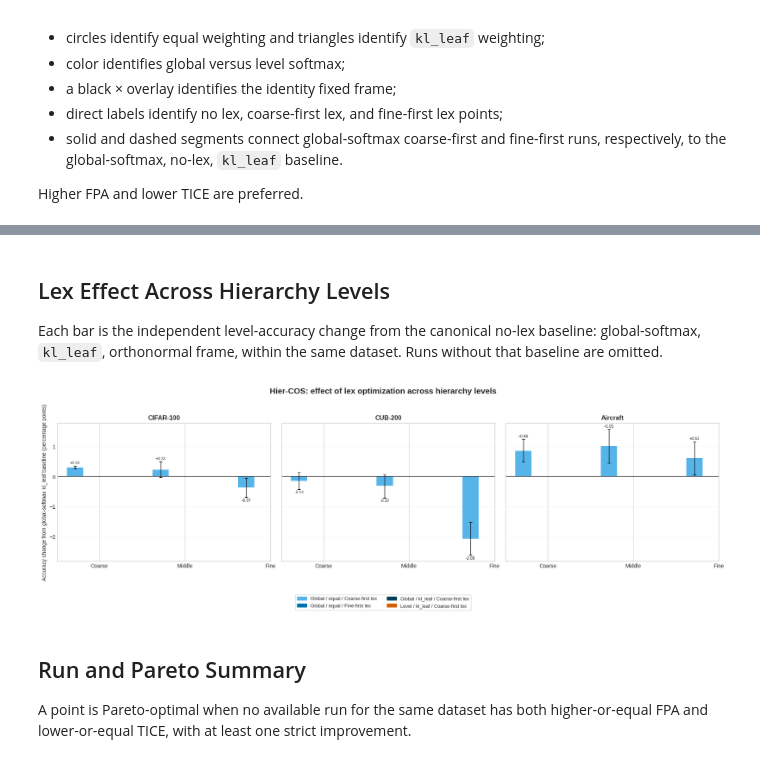
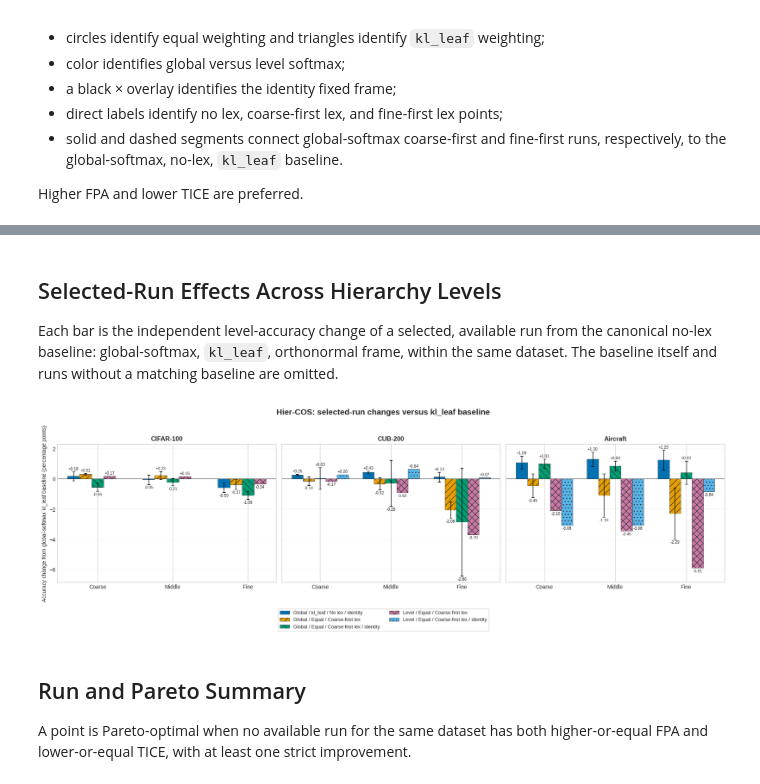
Before and after one commit to Gianma23/lexicographic_deep_learning_detailed_study, a Jupyter notebook: analysis/hiercos_current_runs/hiercos_current_plots.ipynb, the cells around one changed output, grey strips where cells are left out. Drawn from its saved outputs; the diff is of its cells as text; code cells hidden in the pictures.

```diff
--- a/analysis/hiercos_current_runs/hiercos_current_plots.ipynb
+++ b/analysis/hiercos_current_runs/hiercos_current_plots.ipynb
@@ -213,16 +213,15 @@ def canonical_global_kl_leaf_baseline(row, rows):
         and candidate['weight'] == 'kl_leaf'
         and candidate['frame'] == 'orthonormal'
         and candidate['mode'] == 'no_lex'
+        and candidate.get('variant') is None
     ), None)
 
 
-def canonical_lex_pairs(rows):
+def canonical_baseline_pairs(rows):
     pairs = []
     for row in rows:
-        if row['mode'] == 'no_lex':
-            continue
         baseline = canonical_global_kl_leaf_baseline(row, rows)
-        if baseline is not None:
+        if baseline is not None and row is not baseline:
             pairs.append({'run': row, 'baseline': baseline})
     return pairs
 
@@ -235,16 +234,12 @@ def point_legend_handles():
                markersize=8, label='Equal weighting'),
         Line2D([], [], color='#555555', marker='^', linestyle='None',
                markersize=9, label='kl_leaf weighting'),
-        Line2D([], [], color='black', marker='x', linestyle='None',
-               markersize=8, markeredgewidth=1.5, label='Identity fixed frame'),
+        Line2D([], [], color='#555555', marker='o', markerfacecolor='none', linestyle='None',
+               markersize=9, markeredgewidth=1.6, label='Hollow marker: identity fixed frame'),
         Line2D([], [], color='#555555', marker='.', linestyle='None',
                markersize=6, alpha=0.35, label='Individual seed'),
         Ellipse((0, 0), 1.0, 0.5, facecolor='#777777', edgecolor='#777777',
                 alpha=0.15, label='1-SD covariance ellipse'),
-        Line2D([], [], color=LOSS_COLORS['Global'], linewidth=1.8, linestyle='-',
-               label='Global coarse-first relative to baseline'),
-        Line2D([], [], color=LOSS_COLORS['Global'], linewidth=1.8, linestyle='--',
-               label='Global fine-first relative to baseline'),
     ]
 
 
@@ -382,26 +364,46 @@ save_or_show(fig, 'fpa_tice_tradeoff_all_softmax.svg')
 # %% [markdown]
-## Lex Effect Across Hierarchy Levels
+## Selected-Run Effects Across Hierarchy Levels
 
-Each bar is the independent level-accuracy change from the canonical no-lex baseline: global-softmax, `kl_leaf`, orthonormal frame, within the same dataset. Runs without that baseline are omitted.
+Each bar is the independent level-accuracy change of a selected, available run from the canonical no-lex baseline: global-softmax, `kl_leaf`, orthonormal frame, within the same dataset. The baseline itself and runs without a matching baseline are omitted.
 # %%
-pairs = canonical_lex_pairs(rows)
+pairs = canonical_baseline_pairs(rows)
+bar_colors = ['#0072B2', '#E69F00', '#009E73', '#CC79A7', '#56B4E9', '#D55E00', '#6A3D9A']
+bar_hatches = ['', '//', '\\\\', 'xx', '..', '++', 'oo']
+
+
+def bar_comparison_label(run):
+    parts = [run['loss_label'], run['weight_label'], run['mode_label']]
+    if run['frame'] == 'identity':
+        parts.append('identity')
+    if run.get('variant') == 'resnet50':
+        parts.append('ResNet-50')
+    return ' / '.join(parts)
+
+
+comparison_keys = list(dict.fromkeys(
+    spec['key'] for spec in RUN_SPECS
+    if any(pair['run']['key'] == spec['key'] for pair in pairs)
+))
 comparison_specs = [
-    (('Global', 'equal', 'coarse_first'), 'Global / equal / Coarse-first lex', '#56B4E9'),
-    (('Global', 'equal', 'fine_first'), 'Global / equal / Fine-first lex', '#0072B2'),
-    (('Global', 'kl_leaf', 'coarse_first'), 'Global / kl_leaf / Coarse-first lex', '#003F5C'),
-    (('Level', 'kl_leaf', 'coarse_first'), 'Level / kl_leaf / Coarse-first lex', '#D55E00'),
+    {
+        'key': key,
+        'label': bar_comparison_label(next(pair['run'] for pair in pairs if pair['run']['key'] == key)),
+        'color': bar_colors[index % len(bar_colors)],
+        'hatch': bar_hatches[index % len(bar_hatches)],
+    }
+    for index, key in enumerate(comparison_keys)
 ]
 level_labels = ['Coarse', 'Middle', 'Fine']
 x = np.arange(3)
-width = 0.19
+width = min(0.22, 0.8 / max(1, len(comparison_specs)))
 
 fig, axes = plt.subplots(1, 3, figsize=(18, 5.5), sharey=True)
 for ax, dataset in zip(axes, DATASETS.values()):
     dataset_pairs = [pair for pair in pairs if pair['run']['dataset'] == dataset]
-    for index, (style_key, label, color) in enumerate(comparison_specs):
+    for index, spec in enumerate(comparison_specs):
         pair = next((
             pair for pair in dataset_pairs
-            if (pair['run']['loss_label'], pair['run']['weight'], pair['run']['mode']) == style_key
+            if pair['run']['key'] == spec['key']
         ), None)
         if pair is None:
             continue
@@ -412,38 +414,42 @@ for ax, dataset in zip(axes, DATASETS.values()):
         delta_samples = np.asarray([
             [
                 run['seed_values'][seed][f'acc_level_{level}']
                 - baseline['seed_values'][seed][f'acc_level_{level}']
                 for level in range(3)
             ]
             for seed in common_seeds
         ], dtype=float)
         deltas = delta_samples.mean(axis=0)
         delta_stds = delta_samples.std(axis=0, ddof=1) if len(common_seeds) > 1 else np.full(3, np.nan)
         positions = x + (index - (len(comparison_specs) - 1) / 2) * width
         yerr = delta_stds if np.all(np.isfinite(delta_stds)) else None
         bars = ax.bar(
-            positions, deltas, width=width, color=color, label=label, zorder=2,
+            positions, deltas, width=width, color=spec['color'], hatch=spec['hatch'],
+            edgecolor='#333333', linewidth=0.5, label=spec['label'], zorder=2,
             yerr=yerr, capsize=3, error_kw={'linewidth': 1.0},
         )
         ax.bar_label(bars, fmt='%+.2f', fontsize=7.5, padding=2)
     ax.axhline(0, color='#333333', linewidth=1)
     ax.set_title(dataset, fontweight='bold')
     ax.set_xticks(x, level_labels)
     ax.grid(True, axis='y', alpha=0.25)
 axes[0].set_ylabel('Accuracy change from global-softmax kl_leaf baseline (percentage points)')
 handles = [
-    plt.Rectangle((0, 0), 1, 1, color=color, label=label)
-    for _, label, color in comparison_specs
+    plt.Rectangle(
+        (0, 0), 1, 1, facecolor=spec['color'], hatch=spec['hatch'],
+        edgecolor='#333333', linewidth=0.5, label=spec['label'],
+    )
+    for spec in comparison_specs
 ]
 fig.legend(
     handles=handles, loc='lower center', ncol=2,
     bbox_to_anchor=(0.5, -0.08), frameon=True, fontsize=9,
 )
-fig.suptitle('Hier-COS: effect of lex optimization across hierarchy levels', fontsize=15, fontweight='bold')
+fig.suptitle('Hier-COS: selected-run changes versus kl_leaf baseline', fontsize=15, fontweight='bold')
 fig.tight_layout(rect=(0, 0.10, 1, 0.94))
 save_or_show(fig, 'level_accuracy_matched_lex_deltas.svg')
 # %% [output]
-[figure, old version]
+[figure, new version]
 # %% [markdown]
 ## Run and Pareto Summary
 
```
Also changed, not shown: parts of 4 cells of this notebook, 18 other files.
